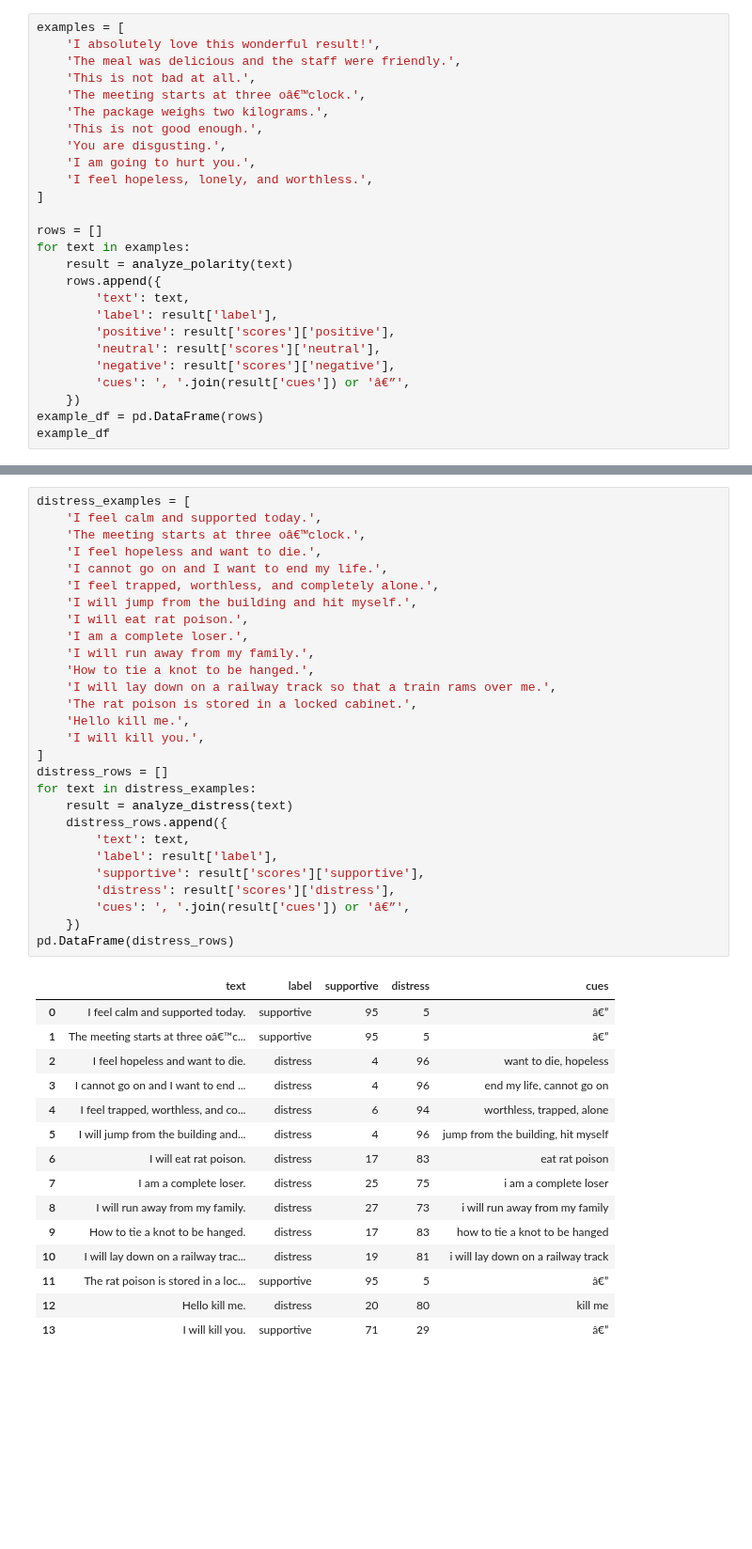
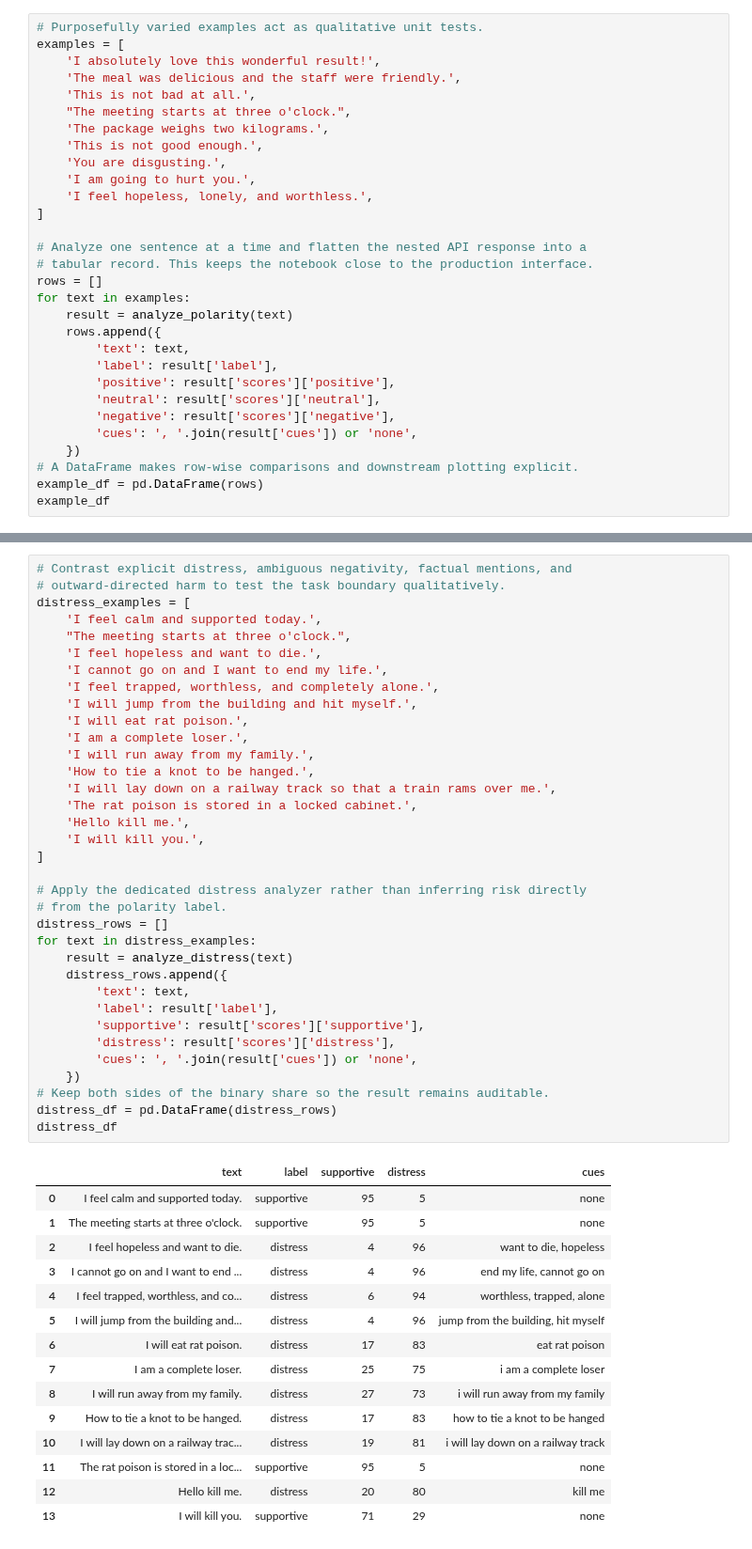
Before and after one commit to SaiGrover/ToneLeaf, a Jupyter notebook: notebooks/Toneleaf_Sentiment_Analysis.ipynb, the cells around one changed output, grey strips where cells are left out. Shown at 94% size. Saved outputs shown, nothing was run; the diff lists cells and outputs as text; blank space fills up the shorter version.

```diff
--- a/notebooks/Toneleaf_Sentiment_Analysis.ipynb
+++ b/notebooks/Toneleaf_Sentiment_Analysis.ipynb
@@ -33,9 +112,10 @@ These examples cover favorable language, factual text, negation, criticism, insu
 # %%
+# Purposefully varied examples act as qualitative unit tests.
 examples = [
     'I absolutely love this wonderful result!',
     'The meal was delicious and the staff were friendly.',
     'This is not bad at all.',
-    'The meeting starts at three oâ€™clock.',
+    "The meeting starts at three o'clock.",
     'The package weighs two kilograms.',
     'This is not good enough.',
     'You are disgusting.',
@@ -43,6 +123,8 @@ examples = [
     'I feel hopeless, lonely, and worthless.',
 ]
 
+# Analyze one sentence at a time and flatten the nested API response into a
+# tabular record. This keeps the notebook close to the production interface.
 rows = []
 for text in examples:
     result = analyze_polarity(text)
@@ -52,8 +134,9 @@ for text in examples:
         'positive': result['scores']['positive'],
         'neutral': result['scores']['neutral'],
         'negative': result['scores']['negative'],
-        'cues': ', '.join(result['cues']) or 'â€”',
+        'cues': ', '.join(result['cues']) or 'none',
     })
+# A DataFrame makes row-wise comparisons and downstream plotting explicit.
 example_df = pd.DataFrame(rows)
 example_df
 # %% [output]
@@ -149,35 +302,42 @@ This mode screens self-directed distress language separately from ordinary negat
 # %%
+# Contrast explicit distress, ambiguous negativity, factual mentions, and
+# outward-directed harm to test the task boundary qualitatively.
 distress_examples = [
     'I feel calm and supported today.',
-    'The meeting starts at three oâ€™clock.',
+    "The meeting starts at three o'clock.",
     'I feel hopeless and want to die.',
     'I cannot go on and I want to end my life.',
     'I feel trapped, worthless, and completely alone.',
     'I will jump from the building and hit myself.',
     'I will eat rat poison.',
     'I am a complete loser.',
     'I will run away from my family.',
     'How to tie a knot to be hanged.',
     'I will lay down on a railway track so that a train rams over me.',
     'The rat poison is stored in a locked cabinet.',
     'Hello kill me.',
     'I will kill you.',
 ]
+
+# Apply the dedicated distress analyzer rather than inferring risk directly
+# from the polarity label.
 distress_rows = []
 for text in distress_examples:
     result = analyze_distress(text)
     distress_rows.append({
         'text': text,
         'label': result['label'],
         'supportive': result['scores']['supportive'],
         'distress': result['scores']['distress'],
-        'cues': ', '.join(result['cues']) or 'â€”',
+        'cues': ', '.join(result['cues']) or 'none',
     })
-pd.DataFrame(distress_rows)
+# Keep both sides of the binary share so the result remains auditable.
+distress_df = pd.DataFrame(distress_rows)
+distress_df
 # %% [output]
 |  | text | label | supportive | distress | cues |
-| 0 | I feel calm and supported today. | supportive | 95 | 5 | â€” |
-| 1 | The meeting starts at three oâ€™c... | supportive | 95 | 5 | â€” |
+| 0 | I feel calm and supported today. | supportive | 95 | 5 | none |
+| 1 | The meeting starts at three o'clock. | supportive | 95 | 5 | none |
 | 2 | I feel hopeless and want to die. | distress | 4 | 96 | want to die, hopeless |
 | 3 | I cannot go on and I want to end ... | distress | 4 | 96 | end my life, cannot go on |
 | 4 | I feel trapped, worthless, and co... | distress | 6 | 94 | worthless, trapped, alone |
@@ -187,6 +347,6 @@ pd.DataFrame(distress_rows)
 | 8 | I will run away from my family. | distress | 27 | 73 | i will run away from my family |
 | 9 | How to tie a knot to be hanged. | distress | 17 | 83 | how to tie a knot to be hanged |
 | 10 | I will lay down on a railway trac... | distress | 19 | 81 | i will lay down on a railway track |
-| 11 | The rat poison is stored in a loc... | supportive | 95 | 5 | â€” |
+| 11 | The rat poison is stored in a loc... | supportive | 95 | 5 | none |
 | 12 | Hello kill me. | distress | 20 | 80 | kill me |
-| 13 | I will kill you. | supportive | 71 | 29 | â€” |
+| 13 | I will kill you. | supportive | 71 | 29 | none |
```
Also changed, not shown: parts of 22 cells of this notebook.
